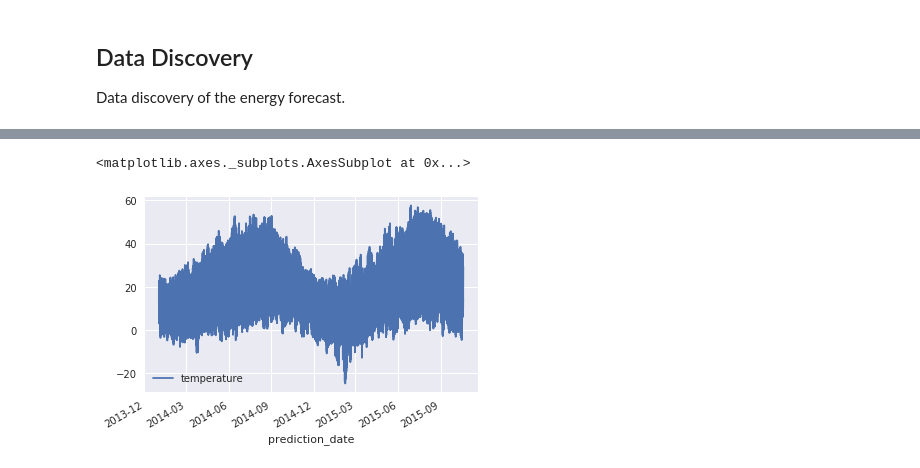
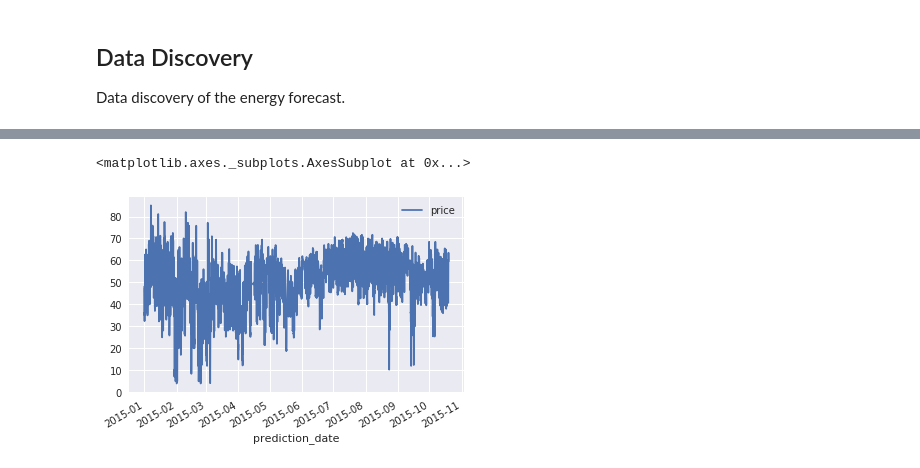
Before and after one commit to donaverghes/energy_forecasting, a Jupyter notebook: discovery/data-discovery.ipynb, the cells around one changed output, grey strips where cells are left out. Saved outputs shown, nothing was run; the diff lists cells and outputs as text; code cells hidden in the pictures.

```diff
--- a/discovery/data-discovery.ipynb
+++ b/discovery/data-discovery.ipynb
@@ -45,5 +94,5 @@ df.describe()
 # %%
-df.plot(x='prediction_date', y='temperature')
+df.plot(x='prediction_date', y='price')
 # %% [output]
 <matplotlib.axes._subplots.AxesSubplot at 0x...>
-[figure, old version]
+[figure, new version]
```
Also changed, not shown: parts of 4 cells of this notebook, 1 other file.
